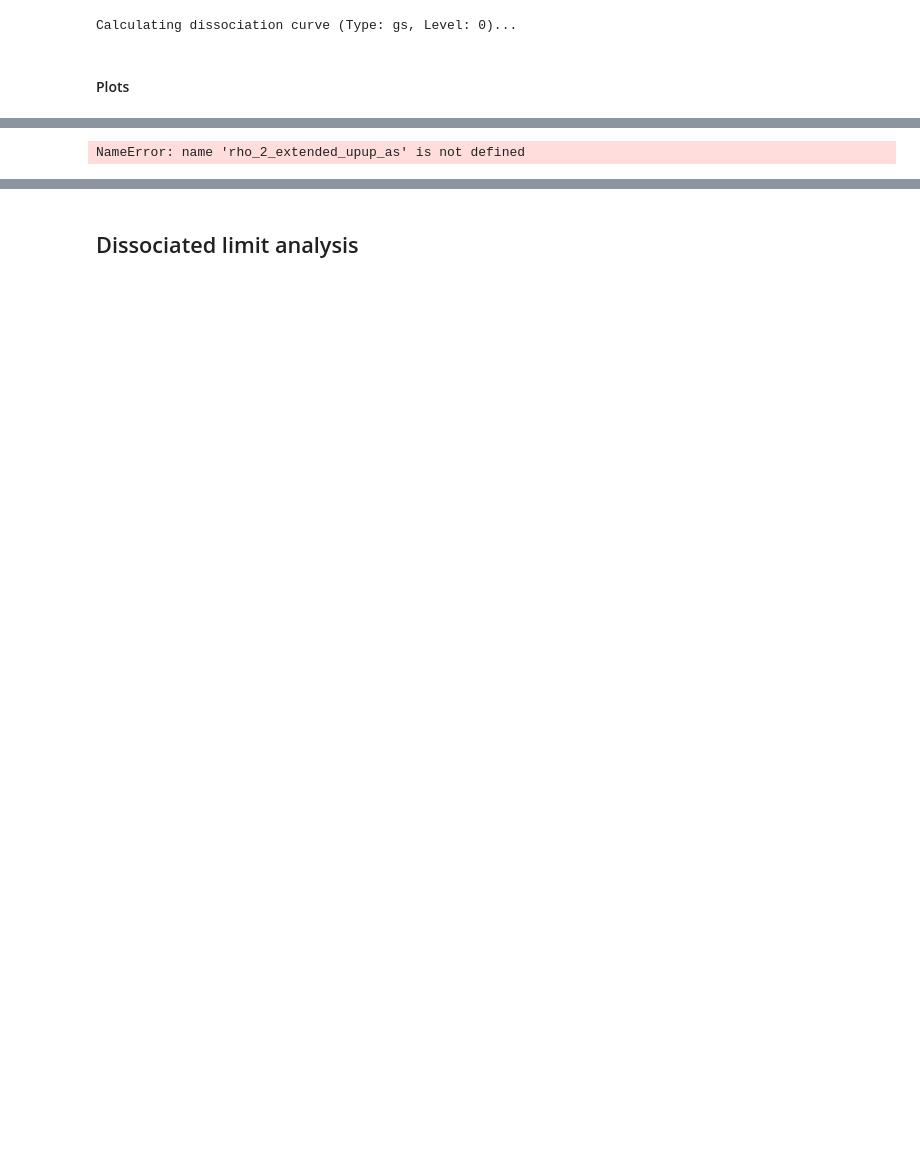
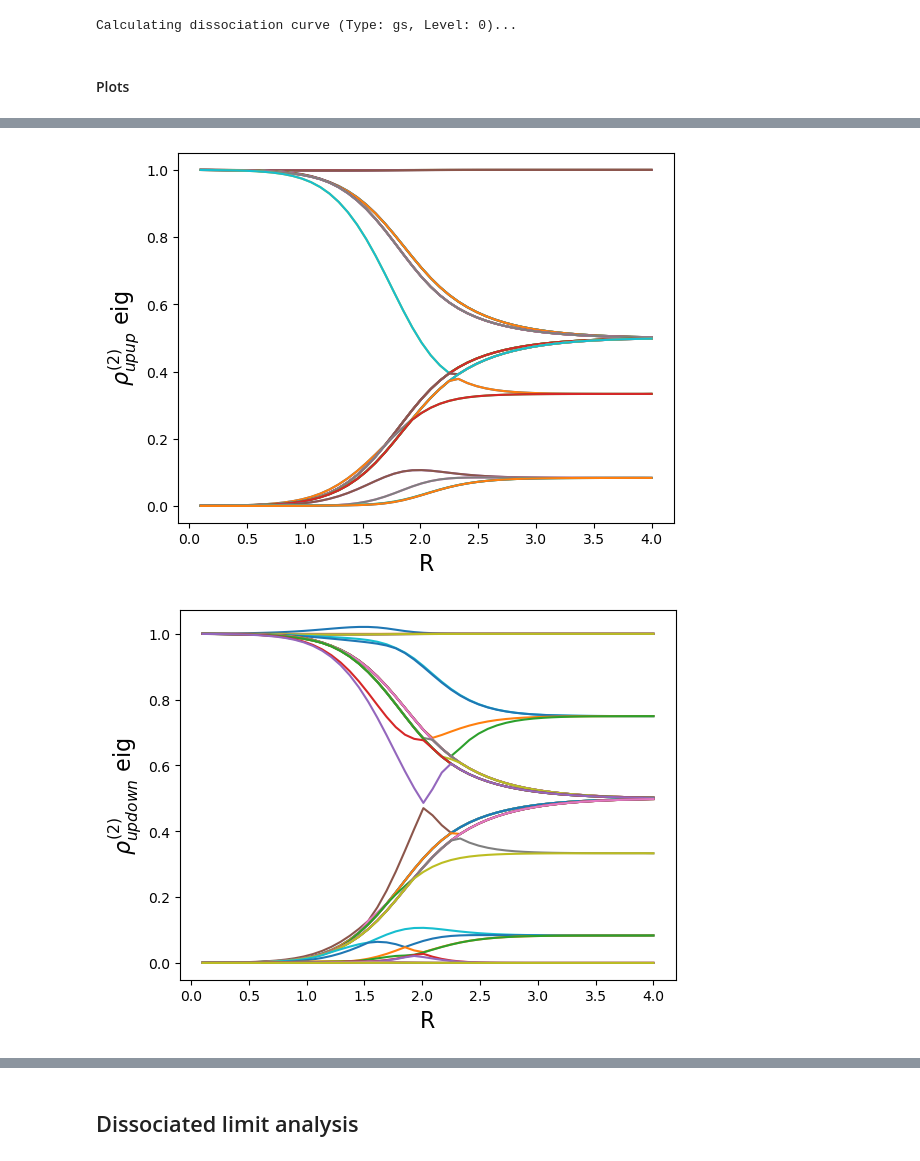
Before and after one commit to aguschanchu/q-chemistry, a Jupyter notebook: main.ipynb, the cells around one changed output, grey strips where cells are left out. Drawn from its saved outputs; the diff is of its cells as text; code cells hidden in the pictures; blank space fills up the shorter version.

```diff
--- a/main.ipynb
+++ b/main.ipynb
@@ -863,11 +858,11 @@ def plot_mutual_information(states_dict: dict):
         rho_down = vect_to_tensor_array(rho, basis_r, basis_up, up = False)
 
         # Calculate 1,2-RDM
-        rho_1_up = rho_m(rho_up, rho_1_arrays).todense()
+        rho_1_up = rho_m(rho_up, rho_1_arrays)
         #rho_1_up *= np.trace(rho_1_up)
-        rho_1_down = rho_m(rho_down, rho_1_arrays).todense()
+        rho_1_down = rho_m(rho_down, rho_1_arrays)
         #rho_1_down *= np.trace(rho_1_down)
-        rho_2_updown = rho_m(rho, rho_2_extended_updown_as).todense()
+        rho_2_updown = rho_m(rho, rho_2_extended_updown_as)
 
         res_d[idx] = S_vn(rho_up) + S_vn(rho_down) - S_vn(rho)
         res_rho[idx] = S_vn(rho_1_up)*np.trace(rho_1_up) + S_vn(rho_1_down)*np.trace(rho_1_down) - S_vn(rho_2_updown)
@@ -876,31 +871,32 @@ def plot_mutual_information(states_dict: dict):
     plt.plot(ds, res_d, label=r'$\rho$ MI')
     plt.plot(ds, res_rho, linestyle='dashed', label=r'$\rho^{(1)}$ MI')
     plt.xlabel(r'R', fontsize=16)
     plt.ylabel( r'S', fontsize=16)
     plt.legend()
     plt.show()
 
 
 # RDM Eigenvalues
 plot_rho(states, rho_1_extended, label = r'$\rho^{(1)}$ eig')
 plot_rho(states, rho_2_extended, label = r'$\rho^{(2)}$ eig')
 plot_rho(states, rho_2_extended_upup_as, label = r'$\rho^{(2)}_{upup}$ eig')
 plot_rho(states, rho_2_extended_updown_as, label = r'$\rho^{(2)}_{updown}$ eig')
 plot_neg(states, rho_2_extended_upup, label = r'UPUP Neg', second = True)
 plot_neg(states, rho_2_extended_updown, label = r'UPDOWN Neg')
 
 # M-entropy
 ds = list(states.keys())
 plt.plot(ds, m_entropy(states, rho_1_extended),label='Total (1)')
 plt.plot(ds, m_entropy(states, rho_2_extended),label='Total (2)')
 plt.plot(ds, m_entropy(states, rho_2_extended_upup), label='UPUP')
 plt.plot(ds, m_entropy(states, rho_2_extended_updown), label='UPDOWN')
 plt.legend()
 plt.show()
 
 # Mutual information
 plot_mutual_information(states)
 # %% [output]
 [figure]
 [figure]
-NameError: name 'rho_2_extended_upup_as' is not defined
+[figure, added]
+[figure, added]
```
Also changed, not shown: parts of 5 cells of this notebook.
